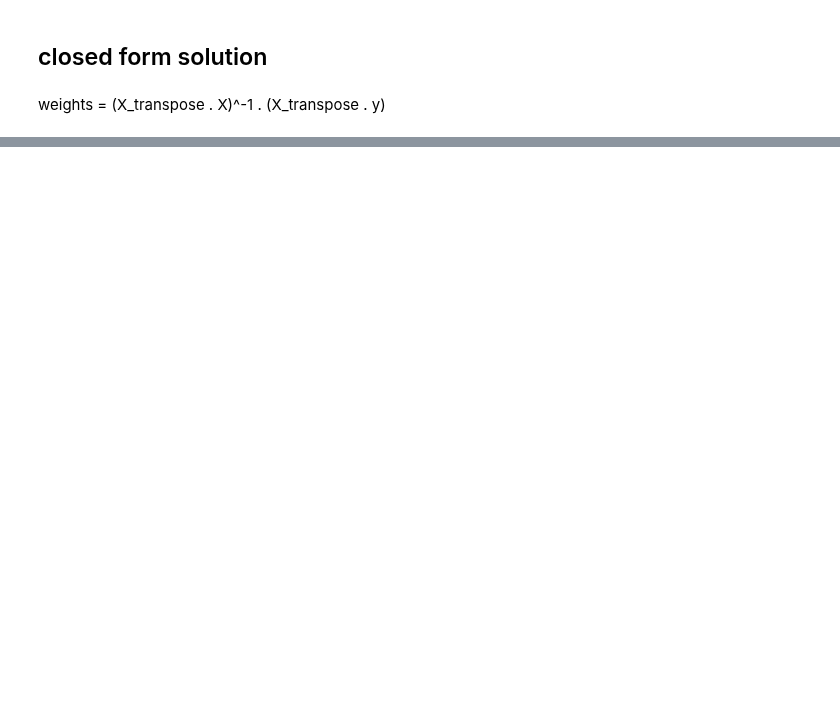
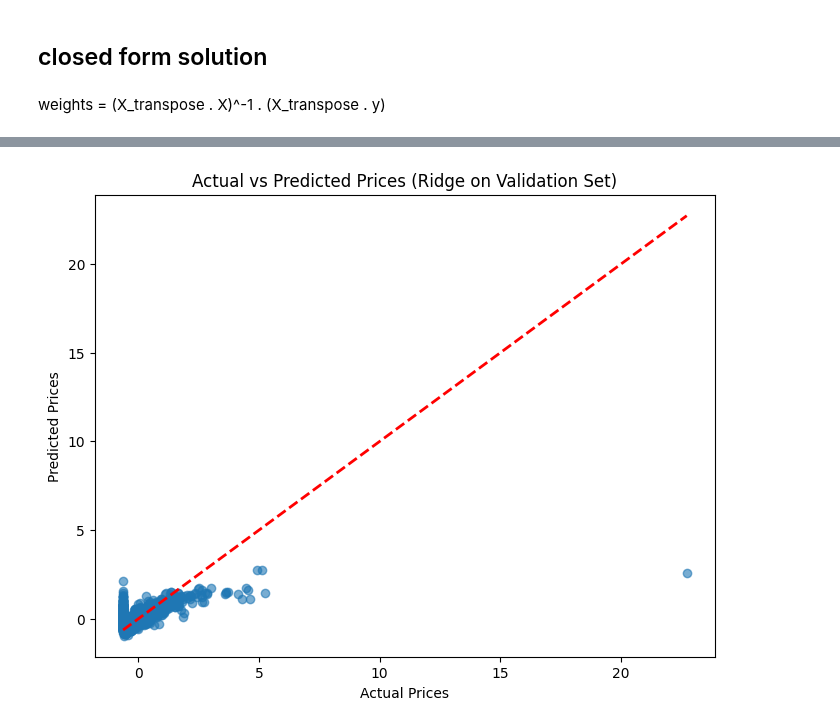
Before and after one commit to sondosshahin/Machine-Learning-Project-Regression-Analysis-and-Model-Selection-, a Jupyter notebook: notebook00f1b01f89.ipynb, the cells around one changed output, grey strips where cells are left out. Cells and saved outputs as stored; diff of their text form; code cells hidden in the pictures; blank space fills up the shorter version.

```diff
--- a/notebook00f1b01f89.ipynb
+++ b/notebook00f1b01f89.ipynb
@@ -494,0 +577,98 @@ Predicted values: [-0.11624911 -0.36210881 -0.37940233 ... -0.31537887  0.360302
+# %%
+import matplotlib.pyplot as plt
+import pandas as pd
+from sklearn.metrics import mean_squared_error, r2_score
+from sklearn.model_selection import GridSearchCV
+from sklearn.linear_model import Ridge
+
+# Function to perform Grid Search and plot results
+def perform_grid_search_and_plot(model, param_grid, X_train, y_train):
+    grid_search = GridSearchCV(
+        estimator=model,
+        param_grid=param_grid,
+        scoring='neg_mean_squared_error',
+        cv=5,
+        verbose=0
+    )
+    grid_search.fit(X_train, y_train)
+    results = pd.DataFrame(grid_search.cv_results_)
+    param_name = list(param_grid.keys())[0]
+
+    plt.figure(figsize=(8, 6))
+    plt.plot(
+        results[f"param_{param_name}"],
+        -results["mean_test_score"],
+        marker='o'
+    )
+    plt.xlabel(f"{param_name} (Regularization Strength)", fontsize=12)
+    plt.ylabel("Mean Squared Error (Validation)", fontsize=12)
+    plt.title(f"Effect of {param_name} on Model Performance", fontsize=14)
+    plt.grid(True)
+    plt.show()
+
+    return grid_search
+
+# Function to perform Ridge regression grid search and plot
+def perform_ridge_grid_search_and_plot(X_train, y_train, ridge_param_grid, feature_names, X_val, y_val):
+    ridge = Ridge()
+    grid_search_ridge = GridSearchCV(ridge, ridge_param_grid, cv=10, scoring='neg_mean_squared_error', return_train_score=True)
+    grid_search_ridge.fit(X_train, y_train)
+
+    best_alpha_ridge = grid_search_ridge.best_params_['alpha']
+    ridge_model = grid_search_ridge.best_estimator_
+
+    intercept = float(ridge_model.intercept_)
+    coefficients = ridge_model.coef_.flatten()
+
+    # Print the Ridge regression equation
+    print("Ridge Regression Equation:")
+    equation = f"y = {intercept:.2f}"
+    for coef, feature in zip(coefficients, feature_names):
+        equation += f" + ({coef:.2f}) * {feature}"
+    print(equation)
+
+    # Predictions on training data
+    y_pred_train = ridge_model.predict(X_train)
+    mse_train = mean_squared_error(y_train, y_pred_train)
+    r2_train = r2_score(y_train, y_pred_train)
+
+    # Predictions on validation data
+    y_pred_val = ridge_model.predict(X_val)
+    mse_val = mean_squared_error(y_val, y_pred_val)
+    r2_val = r2_score(y_val, y_pred_val)
+
+    # Print performance metrics
+    print(f"Training Mean Squared Error: {mse_train:.2f}")
+    print(f"Training R² Score: {r2_train:.2f}")
+    print(f"Validation Mean Squared Error: {mse_val:.2f}")
+    print(f"Validation R² Score: {r2_val:.2f}")
+    print("-" * 50)
+
+    plt.figure(figsize=(8, 6))
+    plt.scatter(y_val, y_pred_val, alpha=0.6)
+    plt.plot([y_val.min(), y_val.max()], [y_val.min(), y_val.max()], color='red', linestyle='--', linewidth=2)
+    plt.xlabel("Actual Prices")
+    plt.ylabel("Predicted Prices")
+    plt.title(f"Actual vs Predicted Prices (Ridge on Validation Set)")
+    plt.show()
+
+    results = pd.DataFrame(grid_search_ridge.cv_results_)
+    param_name = list(ridge_param_grid.keys())[0]
+    plt.figure(figsize=(8, 6))
+    plt.plot(
+        results[f"param_{param_name}"],
+        -results["mean_test_score"],
+        marker='o'
+    )
+    plt.xlabel(f"{param_name} (Regularization Strength)", fontsize=12)
+    plt.ylabel("Mean Squared Error (Validation)", fontsize=12)
+    plt.title("Effect of Alpha on Mean Squared Error", fontsize=14)
+    plt.grid(True)
+    plt.show()
+
+ridge_param_grid = {"alpha": [0.01, 0.1, 1, 10, 100]}
+
+feature_names = ['car_name', 'engine_capacity', 'cylinder', 'horse_power', 'top_speed', 'seats', 'brand', 'country']
+
+perform_ridge_grid_search_and_plot(X_train, y_train, ridge_param_grid, feature_names, X_val, y_val)
+# %% [output]
@@ -494,0 +682 @@ Predicted values: [-0.11624911 -0.36210881 -0.37940233 ... -0.31537887  0.360302
+[figure, added]
```
Also changed, not shown: parts of 14 cells of this notebook, 1 other file.
